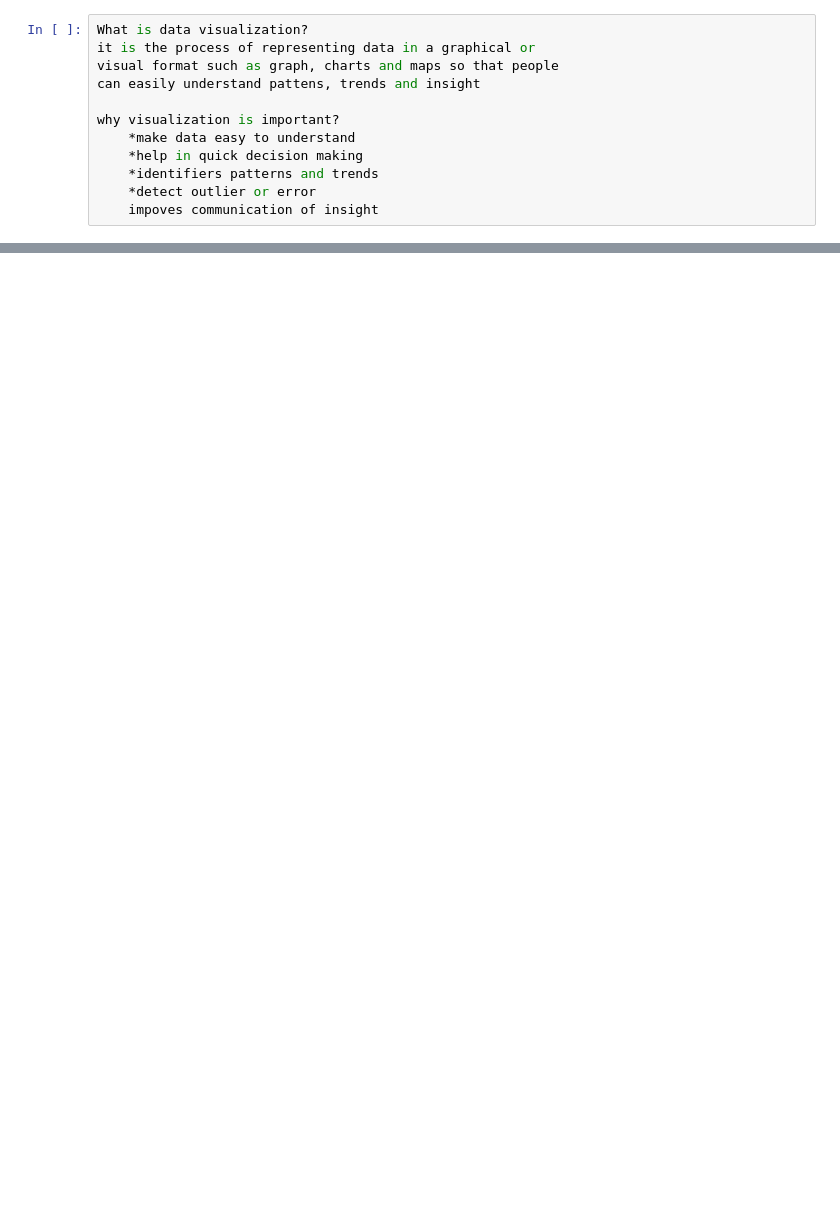
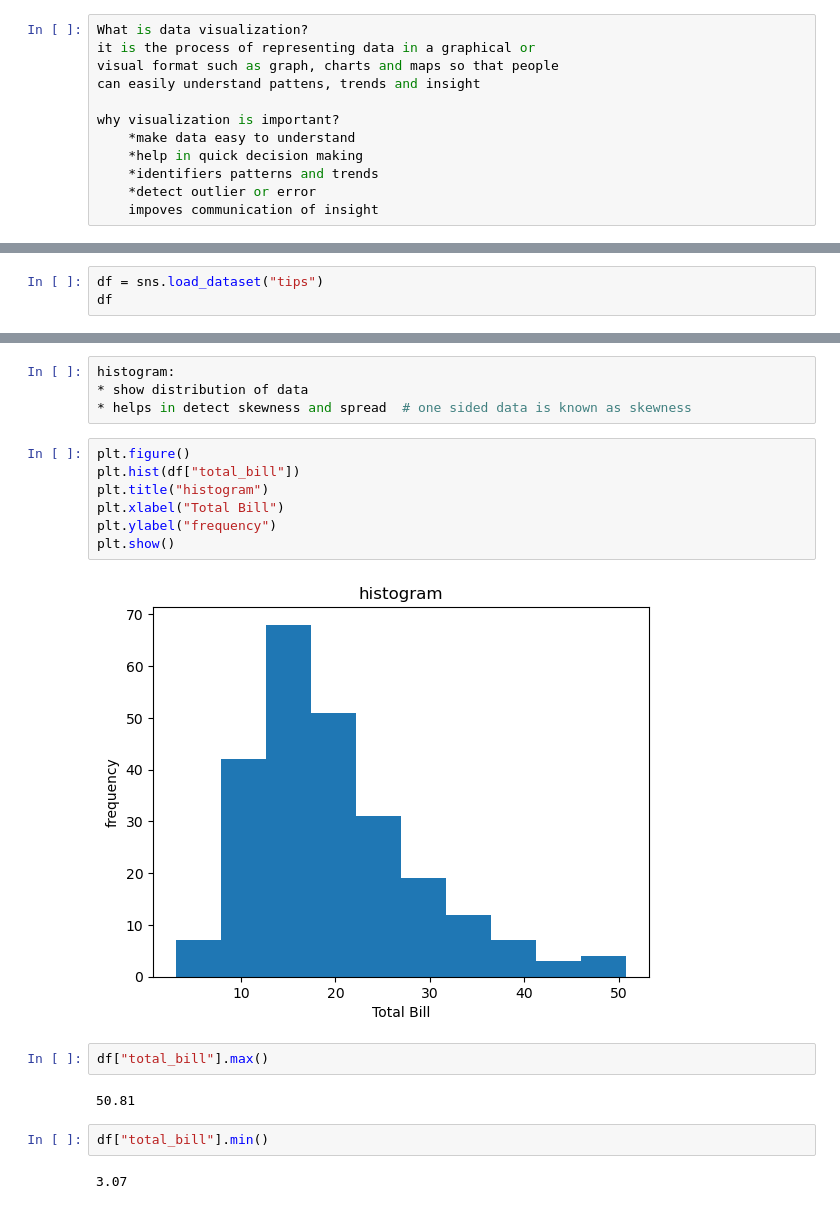
Before and after one commit to aryanra419/Python-class-notes, a Jupyter notebook: visualization.ipynb, the cells around one changed output, grey strips where cells are left out. Drawn from its saved outputs; the diff is of its cells as text; blank space fills up the shorter version.

```diff
--- a/visualization.ipynb
+++ b/visualization.ipynb
@@ -37,0 +58,3 @@ Does increase ads increase sales?
+# %%
+df = sns.load_dataset("tips")
+df
@@ -37,0 +95,21 @@ Does increase ads increase sales?
+# %%
+histogram:
+* show distribution of data
+* helps in detect skewness and spread  # one sided data is known as skewness
+# %%
+plt.figure()
+plt.hist(df["total_bill"])
+plt.title("histogram")
+plt.xlabel("Total Bill")
+plt.ylabel("frequency")
+plt.show()
+# %% [output]
+[figure, added]
+# %%
+df["total_bill"].max()
+# %% [output]
+50.81
+# %%
+df["total_bill"].min()
+# %% [output]
+3.07
```
Also changed, not shown: parts of 10 cells of this notebook, 1 other file.
